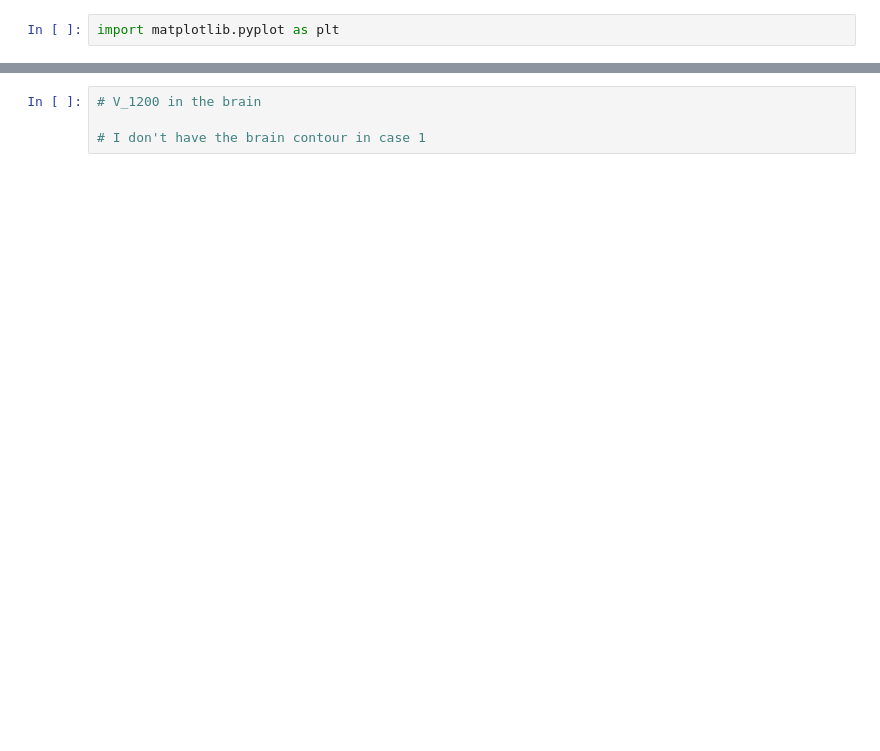
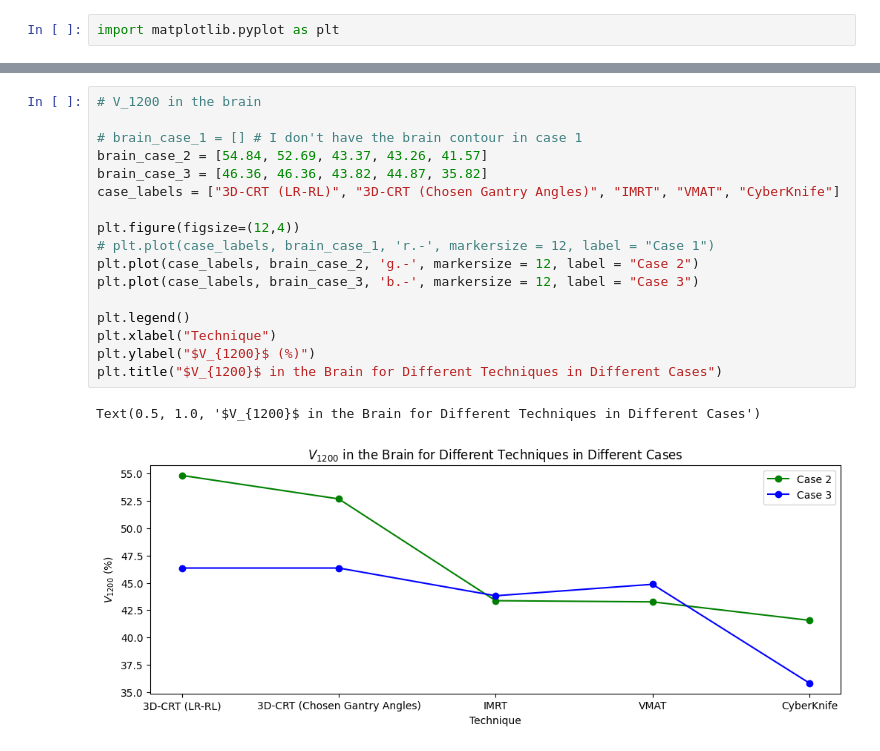
Before and after one commit to danieldeiros/TOH_Tractography, a Jupyter notebook: raystation_assignment_plots.ipynb, the cells around one changed output, grey strips where cells are left out. Cells and saved outputs as stored; diff of their text form; blank space fills up the shorter version.

```diff
--- a/raystation_assignment_plots.ipynb
+++ b/raystation_assignment_plots.ipynb
@@ -20,7 +24,23 @@ Text(0.5, 1.0, 'Max Dose for Different Techniques in Different Cases')
 # %%
 # V_1200 in the brain
 
-# I don't have the brain contour in case 1
+# brain_case_1 = [] # I don't have the brain contour in case 1
+brain_case_2 = [54.84, 52.69, 43.37, 43.26, 41.57]
+brain_case_3 = [46.36, 46.36, 43.82, 44.87, 35.82]
+case_labels = ["3D-CRT (LR-RL)", "3D-CRT (Chosen Gantry Angles)", "IMRT", "VMAT", "CyberKnife"]
+
+plt.figure(figsize=(12,4))
+# plt.plot(case_labels, brain_case_1, 'r.-', markersize = 12, label = "Case 1")
+plt.plot(case_labels, brain_case_2, 'g.-', markersize = 12, label = "Case 2")
+plt.plot(case_labels, brain_case_3, 'b.-', markersize = 12, label = "Case 3")
+
+plt.legend()
+plt.xlabel("Technique")
+plt.ylabel("$V_{1200}$ (%)")
+plt.title("$V_{1200}$ in the Brain for Different Techniques in Different Cases")
+# %% [output]
+Text(0.5, 1.0, '$V_{1200}$ in the Brain for Different Techniques in Different Cases')
+[figure, added]
 # %%
 # D_0.03cc in the optics
 
```
Also changed, not shown: parts of 4 cells of this notebook, 1 other file.
